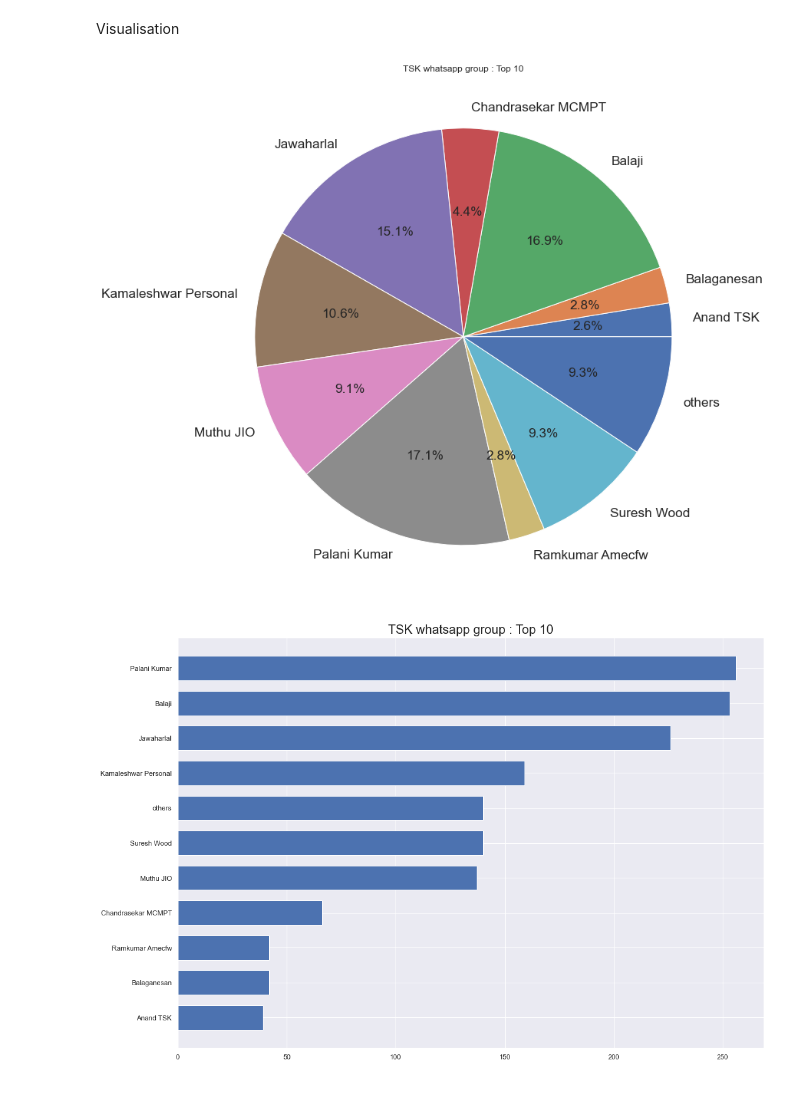
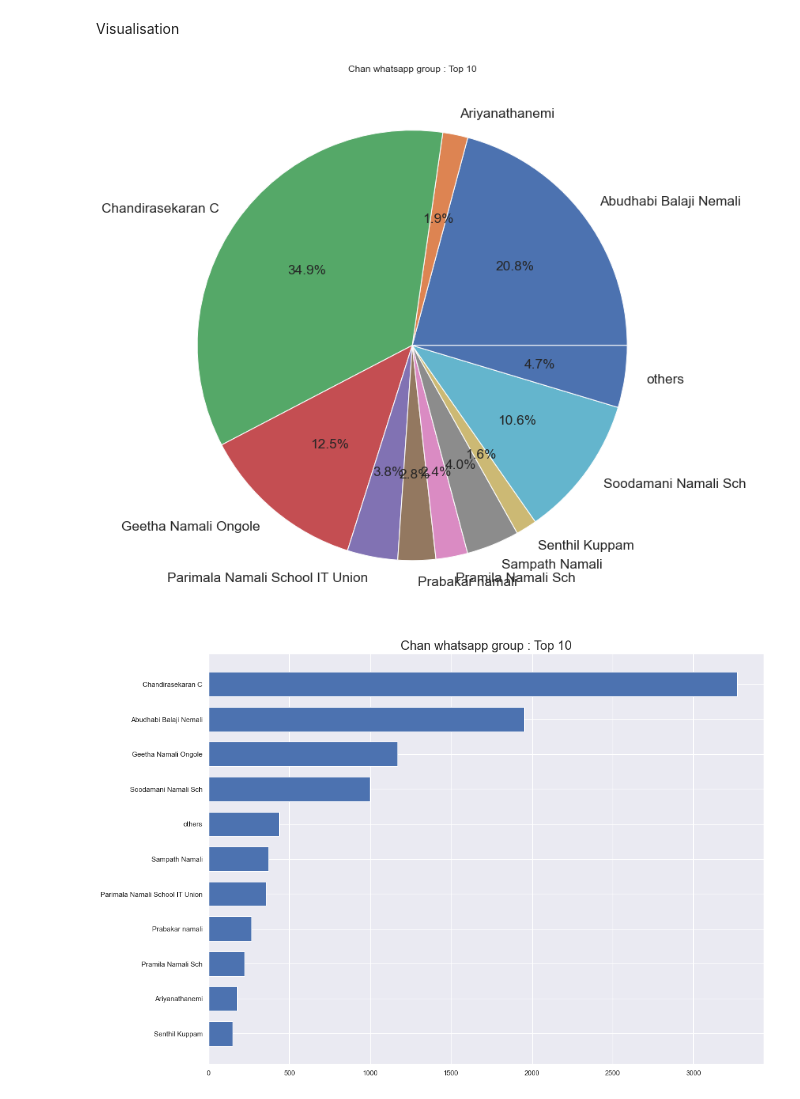
Before and after one commit to jawaharrohan25/whatsapp, a Jupyter notebook: whatsapp.ipynb, the cells around one changed output. Drawn from its saved outputs; the diff is of its cells as text; code cells hidden in the pictures.

```diff
--- a/whatsapp.ipynb
+++ b/whatsapp.ipynb
@@ -46,8 +49,18 @@ def fetch_time(j):
             # t1 = pd.to_datetime(t1)
             t1 = datetime.strptime(t1, '%d/%m/%Y, %H:%M:%S %p').strftime("%Y-%m-%d %H:%M:%S")
         except:
-            t1 = 'deleted'
+            try:
+                t1 = datetime.strptime(t1, '%d/%m/%y, %H:%M:%S %p').strftime("%Y-%m-%d %H:%M:%S")
+            except:
+                 t1 = 'deleted'
+
+
         # print( 'k2 :', k2)
         return t1
     else:
         return 0
+# %%
+t1 = '06/02/21, 4:27:54 PM'
+# t1 = '02/02/2022, 8:36:38 PM'
+
+datetime.strptime(t1, '%d/%m/%y, %H:%M:%S %p').strftime("%Y-%m-%d %H:%M:%S")
@@ -92,7 +107,7 @@ def chk_rm(j):
 Routine to collect all messages  in a array
 # %%
 data = []
-conversation = 'tsk_chat.txt'
+conversation = 'chan_chat.txt'
 with open(conversation, encoding="utf-8") as fp:
     fp.readline()
     messageBuffer = []
@@ -136,9 +158,13 @@ df = pd.DataFrame(msg, columns = ['msg'])
 Extract time, author and body of message into columns
 # %%
 df['time'] =  df['msg'].apply(fetch_time)
+
 df['author'] =  df['msg'].apply(fetch_author)
+
 df['msg_real'] =  df['msg'].apply(chk_rm)
-df.drop(df[df['time']=='deleted'].index, inplace =True)
+
+df = df[df['time'] != 'deleted']
+
 df.drop('msg', axis=1, inplace=True)
 # df.head()
 df.drop(df.index[0], inplace=True)
@@ -201,13 +230,13 @@ def bar_on(df, topn, title) :
     # ax.set_title('Sport Popularity')
     plt.tight_layout()
 # %%
-pie_on(df,10, 'TSK whatsapp group : Top ')
+pie_on(df,10, 'Chan whatsapp group : Top ')
 # %% [output]
-[figure, old version]
+[figure, new version]
 # %%
-bar_on(df,10, 'TSK whatsapp group : Top ')
+bar_on(df,10, 'Chan whatsapp group : Top ')
 # %% [output]
-[figure, old version]
+[figure, new version]
 # %%
 # df.drop('time')
 
```
Also changed, not shown: parts of 11 cells of this notebook.
